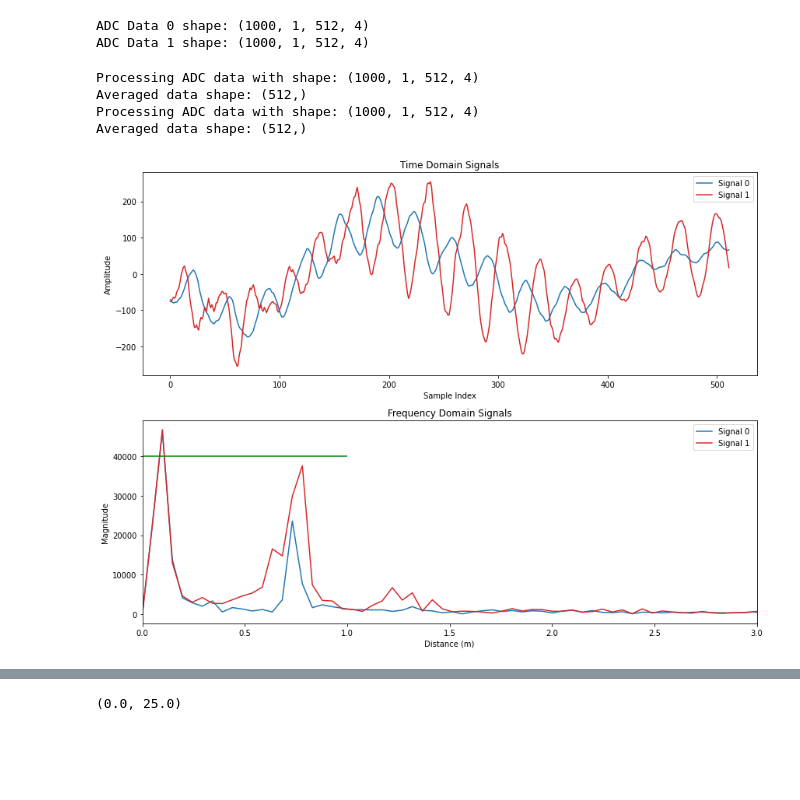
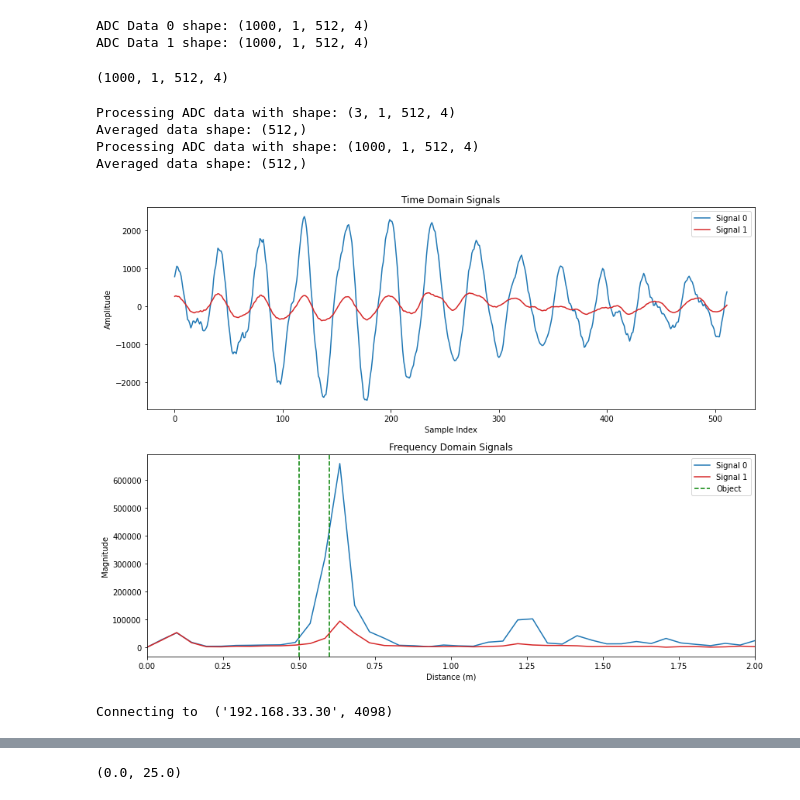
Before and after one commit to arlaptiev/sk_mmwave, a Jupyter notebook: data/radar_mult.ipynb, the cells around one changed output, grey strips where cells are left out. Drawn from its saved outputs; the diff is of its cells as text; code cells hidden in the pictures; blank space fills up the shorter version.

Commit message:
data

```diff
--- a/data/radar_mult.ipynb
+++ b/data/radar_mult.ipynb
@@ -159,14 +159,20 @@ Slope: 60012000000000.0 Hz/s
 Range resolution: 0.048818361327734455 m
 Sample rate: 10000000.0 Hz
 # %%
-adc_data0 = load_radar_file('./adc_data_empty_v1_s2_t4.bin', NUM_FRAMES, NUM_CHIRP, SAMPLES_PER_CHIRP)
+adc_data0 = load_radar_file('./adc_data_empty_v1_s2_t2.bin', NUM_FRAMES, NUM_CHIRP, SAMPLES_PER_CHIRP)
 print("ADC Data 0 shape:", adc_data0.shape)
 
-adc_data1 = load_radar_file('./adc_data_full_v1_s2_t4.bin', NUM_FRAMES, NUM_CHIRP, SAMPLES_PER_CHIRP)
+adc_data1 = load_radar_file('./adc_data_50cmfloor.bin', NUM_FRAMES, NUM_CHIRP, SAMPLES_PER_CHIRP)
 print("ADC Data 1 shape:", adc_data1.shape)
 # %% [output]
 ADC Data 0 shape: (1000, 1, 512, 4)
 ADC Data 1 shape: (1000, 1, 512, 4)
+# %%
+adc_data1 = adc_data1[:1000, :, :, :]
+adc_data0 = adc_data1[:3, :, :, :]
+adc_data1.shape
+# %% [output]
+(1000, 1, 512, 4)
 # %%
 signals_t = []
 signals_f = []
@@ -179,9 +185,9 @@ for adc_data in [adc_data0, adc_data1]:
     # Average across chirps dimension
     avg_chirps = np.mean(adc_data, axis=1)                      # shape: (num_frames, samples_per_chirp, num_rx)
     avg_frames = np.mean(avg_chirps, axis=0)                    # shape: (samples_per_chirp, num_rx)
-    avg_rx = np.mean(avg_frames, axis=1)                        # shape: (samples_per_chirp,)
+    # avg_rx = np.mean(avg_frames, axis=1)                        # shape: (samples_per_chirp,)
 
-    data = avg_rx
+    data = avg_frames[:,0]
     print("Averaged data shape:", data.shape)                # shape: (samples_per_chirp, num_rx)
 
     # Calculate FFT
@@ -196,6 +202,7 @@ fft_meters = fft_freqs * c / (2 * FREQ_SLOPE)
 
 base_colors = ['tab:blue', 'tab:red']  # Add more if you have more signals
 line_styles = ['-', '--', '-.', ':']  # Up to 4 RXs, vary as needed
+labels = ["Box Empty", 'Box Full']
 
 plt.figure(figsize=(12, 9))
 # --- Time Domain Plot ---
@@ -209,34 +216,44 @@ plt.subplot(2, 1, 1)
 for i, signal in enumerate(signals_t):
     plt.plot(signal, label=f'Signal {i}', color=base_colors[i])
 plt.title('Time Domain Signals')
 plt.xlabel('Sample Index')
 plt.ylabel('Amplitude')
 plt.legend()
 
 # --- Frequency Domain Plot ---
 plt.subplot(2, 1, 2)
 # for i, fft_result in enumerate(signals_f):
 #     for j in range(fft_result.shape[1]):  # iterate over RX channels
 #         plt.plot(fft_meters[:SAMPLES_PER_CHIRP // 2],
 #                  np.abs(fft_result[:SAMPLES_PER_CHIRP // 2, j]),
 #                  label=f'Signal {i} RX {j}',
 #                  color=base_colors[i],
 #                  linestyle=line_styles[j % len(line_styles)])
 for i, fft_result in enumerate(signals_f):
+    # plt.plot(fft_meters[:SAMPLES_PER_CHIRP // 2],  np.abs(fft_result[:SAMPLES_PER_CHIRP // 2]), label=labels[i], color=base_colors[i])
     plt.plot(fft_meters[:SAMPLES_PER_CHIRP // 2],  np.abs(fft_result[:SAMPLES_PER_CHIRP // 2]), label=f'Signal {i}', color=base_colors[i])
 plt.title('Frequency Domain Signals')
 plt.xlabel('Distance (m)')
 plt.ylabel('Magnitude')
-plt.hlines([40000], 0, 1, colors=['green'])
+# plt.hlines([40000], 0, 1, colors=['green'])
+plt.axvline(x=0.5, color='g', linestyle='--', label=f'Object')
+plt.axvline(x=0.6, color='g', linestyle='--')
 plt.legend()
 plt.tight_layout()
-plt.xlim(0, 3)
+plt.xlim(0, 2)
 
 #
 print()
 # %% [output]
-Processing ADC data with shape: (1000, 1, 512, 4)
+Processing ADC data with shape: (3, 1, 512, 4)
 Averaged data shape: (512,)
 Processing ADC data with shape: (1000, 1, 512, 4)
 Averaged data shape: (512,)
-[figure, old version]
+[figure, new version]
+# %%
+import mmwave as mm
+from mmwave.dataloader import DCA1000
+
+dca = DCA1000()
+# %% [output]
+Connecting to  ('192.168.33.30', 4098)
```
Also changed, not shown: parts of 10 cells of this notebook, 14 other files.
